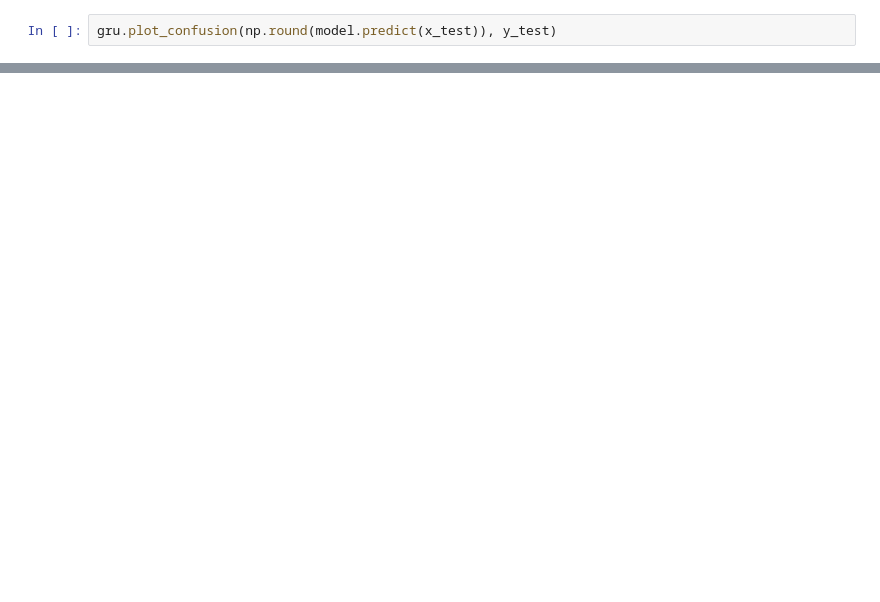
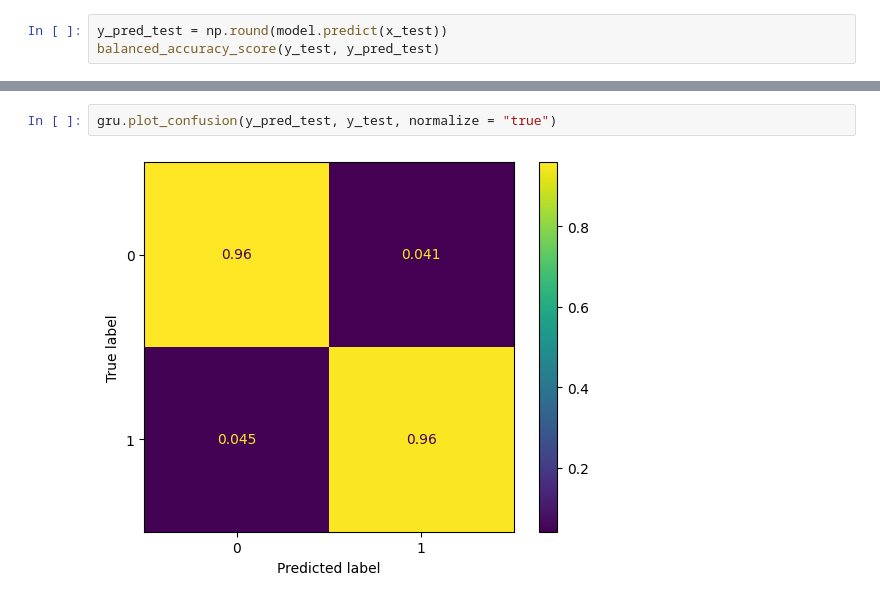
Before and after one commit to DEBI2024/AirBnb-Reviews, a Jupyter notebook: model_trial.ipynb, the cells around one changed output, grey strips where cells are left out. Drawn from its saved outputs; the diff is of its cells as text; blank space fills up the shorter version.

Commit message:
Fix/metrics plot (#11)
* adding plotting options

* adding more evaluation

```diff
--- a/model_trial.ipynb
+++ b/model_trial.ipynb
@@ -95,3 +69,4 @@ model.evaluate(x_test, y_test.values.reshape((-1,1)))
 # %%
-gru.plot_confusion(np.round(model.predict(x_test)), y_test)
+y_pred_test = np.round(model.predict(x_test))
+balanced_accuracy_score(y_test, y_pred_test)
 # %% [output]
@@ -104,0 +96,4 @@ gru.plot_confusion(np.round(model.predict(x_train)), y_train)
+# %%
+gru.plot_confusion(y_pred_test, y_test, normalize = "true")
+# %% [output]
+[figure, added]
```
Also changed, not shown: parts of 14 cells of this notebook, 1 other file.
